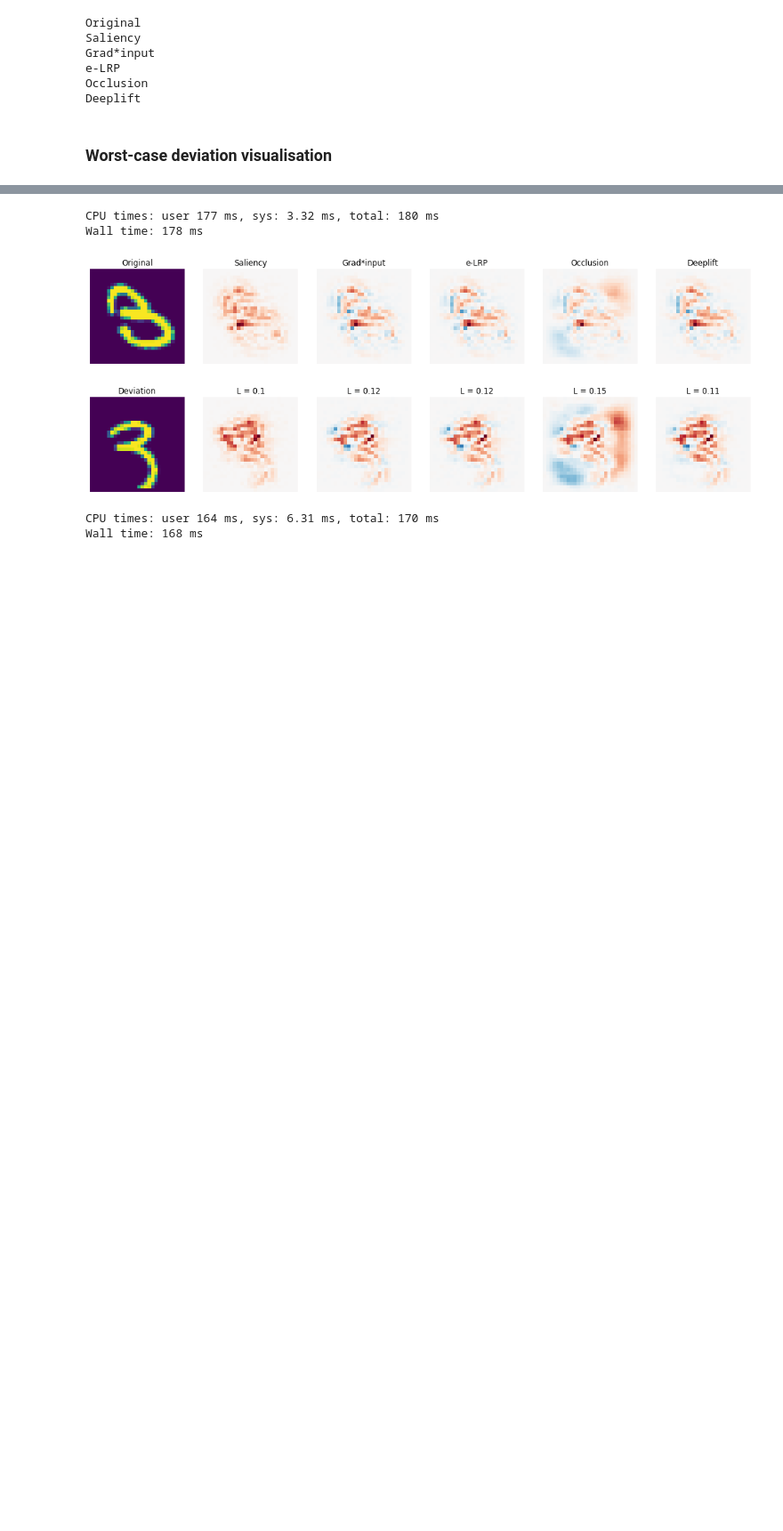
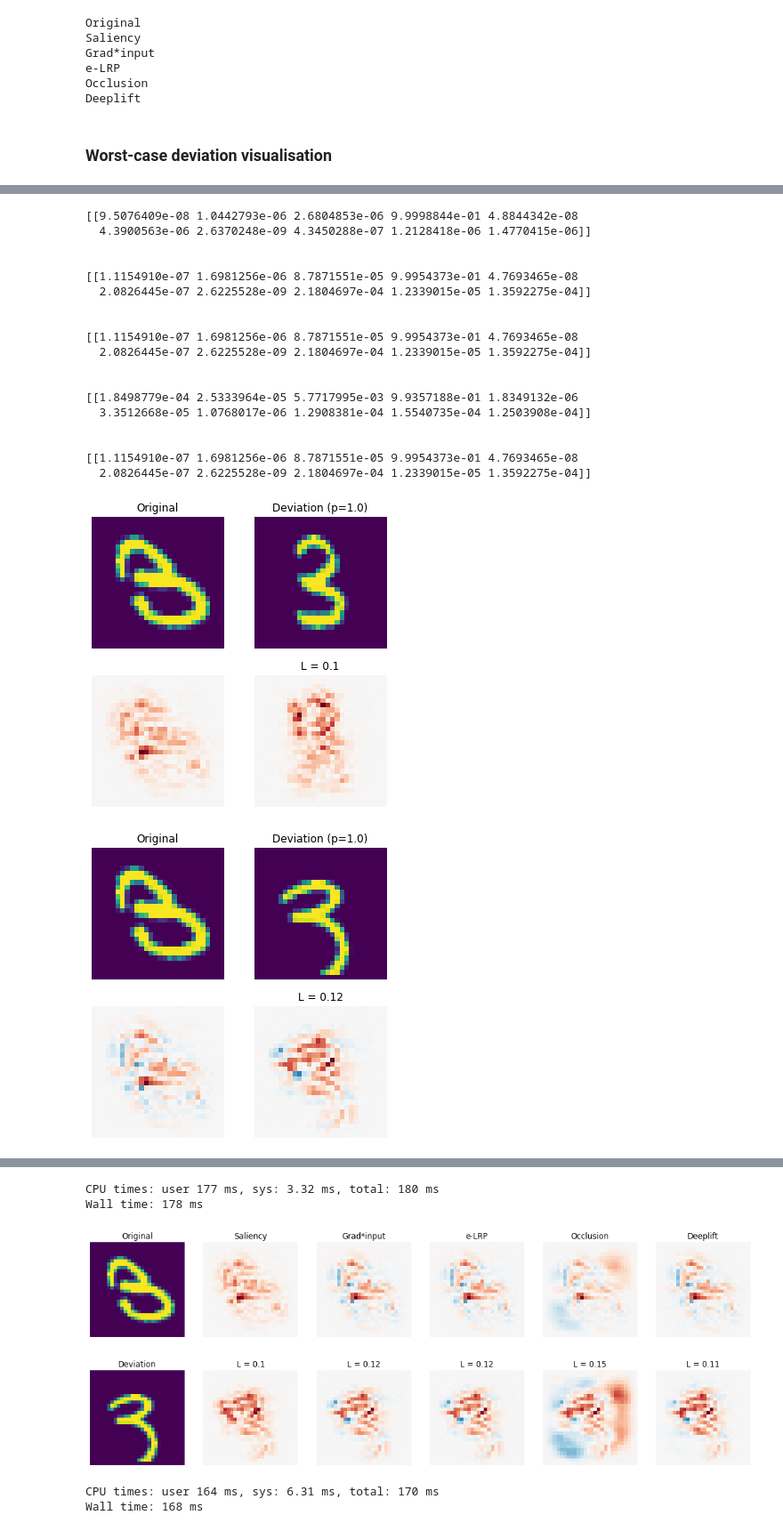
Before and after one commit to aamurtaza/explainML, a Jupyter notebook: lipschitz_estimates/deep_models/deep_models_mnist_lipschitz_estimates.ipynb, the cells around one changed output, grey strips where cells are left out. Shown at 89% size. Cells and saved outputs as stored; diff of their text form; code cells hidden in the pictures; blank space fills up the shorter version.

Commit message:
update visualising worst-case deviation

```diff
--- a/lipschitz_estimates/deep_models/deep_models_mnist_lipschitz_estimates.ipynb
+++ b/lipschitz_estimates/deep_models/deep_models_mnist_lipschitz_estimates.ipynb
@@ -35,6 +36,11 @@ from deepexplain.tensorflow import DeepExplain
 ## Load and preprocess data
 
 Train/test split = 0.80/0.20
+# %%
+project_path = pathlib.Path.cwd().parent.parent.parent
+generate_csv_path = str(project_path) + '/datasets/generated_csvs/'
+plots_path = str(project_path) + '/plots/'
+# print(project_path)
 # %%
 # input image dimensions
 img_rows, img_cols = 28, 28
@@ -151,7 +157,7 @@ def neighbourhood_images(x_test, y_test, digit):
     y_test_neighborhood = y_test[indices]
     return x_test_neighborhood, y_test_neighborhood
 # %%
-digit = 7
+digit = 3
 anchor_index = 0
 x_test_neighborhood, y_test_neighborhood = neighbourhood_images(x_test, y_test, digit)
 print(y_test_neighborhood[0])
@@ -418,0 +452,34 @@ Text(0.4, 0.004, 'Occlusion')
+# %%
+# model_name = 'Saliency'
+# model_name = 'Grad*input'
+# model_name = 'e-LRP'
+model_name = 'Occlusion'
+# model_name = 'Deeplift'
+
+data = cnn_lipschitz
+for model_name in exp_models:
+    fig = plot_worst_deviation(data, model_name)
+    # fig.text(0.4, 0.004, model_name , fontsize=20, fontstyle='italic')
+    fig_name =  'digit_' + str(digit) + '_deviation_' + model_name
+    fig.savefig(plots_path + fig_name)
+# %% [output]
+[[9.5076409e-08 1.0442793e-06 2.6804853e-06 9.9998844e-01 4.8844342e-08
+  4.3900563e-06 2.6370248e-09 4.3450288e-07 1.2128418e-06 1.4770415e-06]]
+
+
+[[1.1154910e-07 1.6981256e-06 8.7871551e-05 9.9954373e-01 4.7693465e-08
+  2.0826445e-07 2.6225528e-09 2.1804697e-04 1.2339015e-05 1.3592275e-04]]
+
+
+[[1.1154910e-07 1.6981256e-06 8.7871551e-05 9.9954373e-01 4.7693465e-08
+  2.0826445e-07 2.6225528e-09 2.1804697e-04 1.2339015e-05 1.3592275e-04]]
+
+
+[[1.8498779e-04 2.5333964e-05 5.7717995e-03 9.9357188e-01 1.8349132e-06
+  3.3512668e-05 1.0768017e-06 1.2908381e-04 1.5540735e-04 1.2503908e-04]]
+
+
+[[1.1154910e-07 1.6981256e-06 8.7871551e-05 9.9954373e-01 4.7693465e-08
+  2.0826445e-07 2.6225528e-09 2.1804697e-04 1.2339015e-05 1.3592275e-04]]
+[figure, added]
+[figure, added]
```
Also changed, not shown: parts of 6 cells of this notebook.
